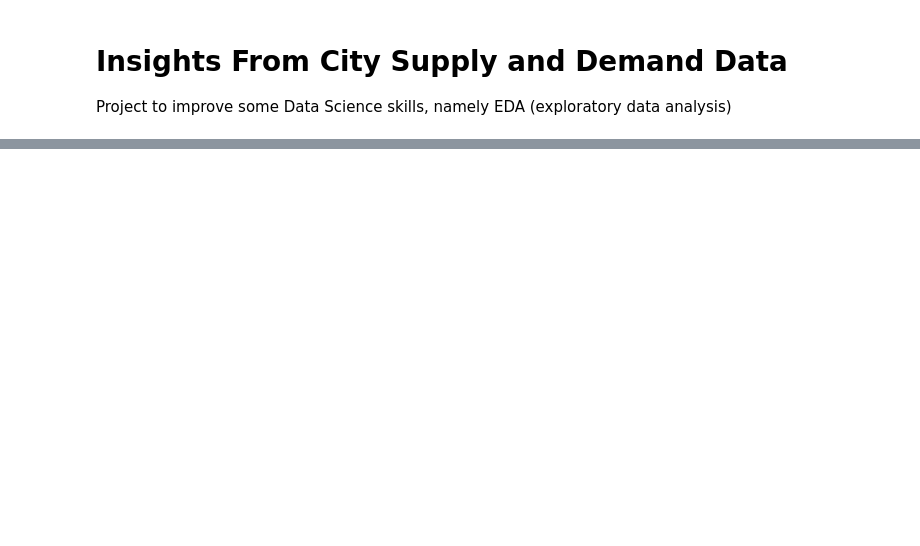
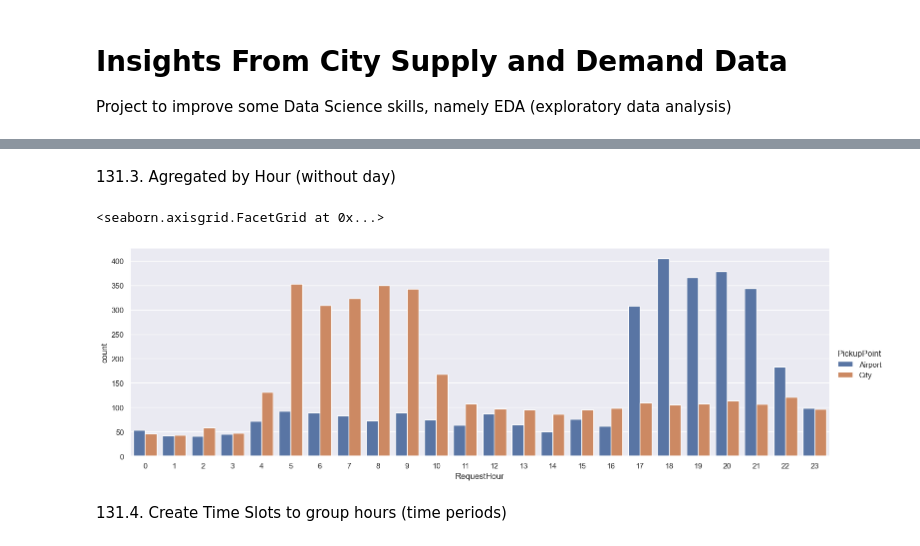
Before and after one commit to zedacruz/ml.school, a Jupyter notebook: CitySupply/citySupply.ipynb, the cells around one changed output, grey strips where cells are left out. Drawn from its saved outputs; the diff is of its cells as text; code cells hidden in the pictures; blank space fills up the shorter version.

```diff
--- a/CitySupply/citySupply.ipynb
+++ b/CitySupply/citySupply.ipynb
@@ -40,0 +300,10 @@ just to test
+# %% [markdown]
+131.3. Agregated by Hour (without day)
+# %%
+# Aggregate count plot for all days w.r.t. to Pickup point
+sns.catplot(x = 'RequestHour', hue = 'PickupPoint', data = pdUberRequests, kind = 'count', height=5, aspect=3)
+# %% [output]
+<seaborn.axisgrid.FacetGrid at 0x...>
+[figure, added]
+# %% [markdown]
+131.4. Create Time Slots to group hours (time periods)
```
Also changed, not shown: parts of 66 cells of this notebook, 7 other files.
